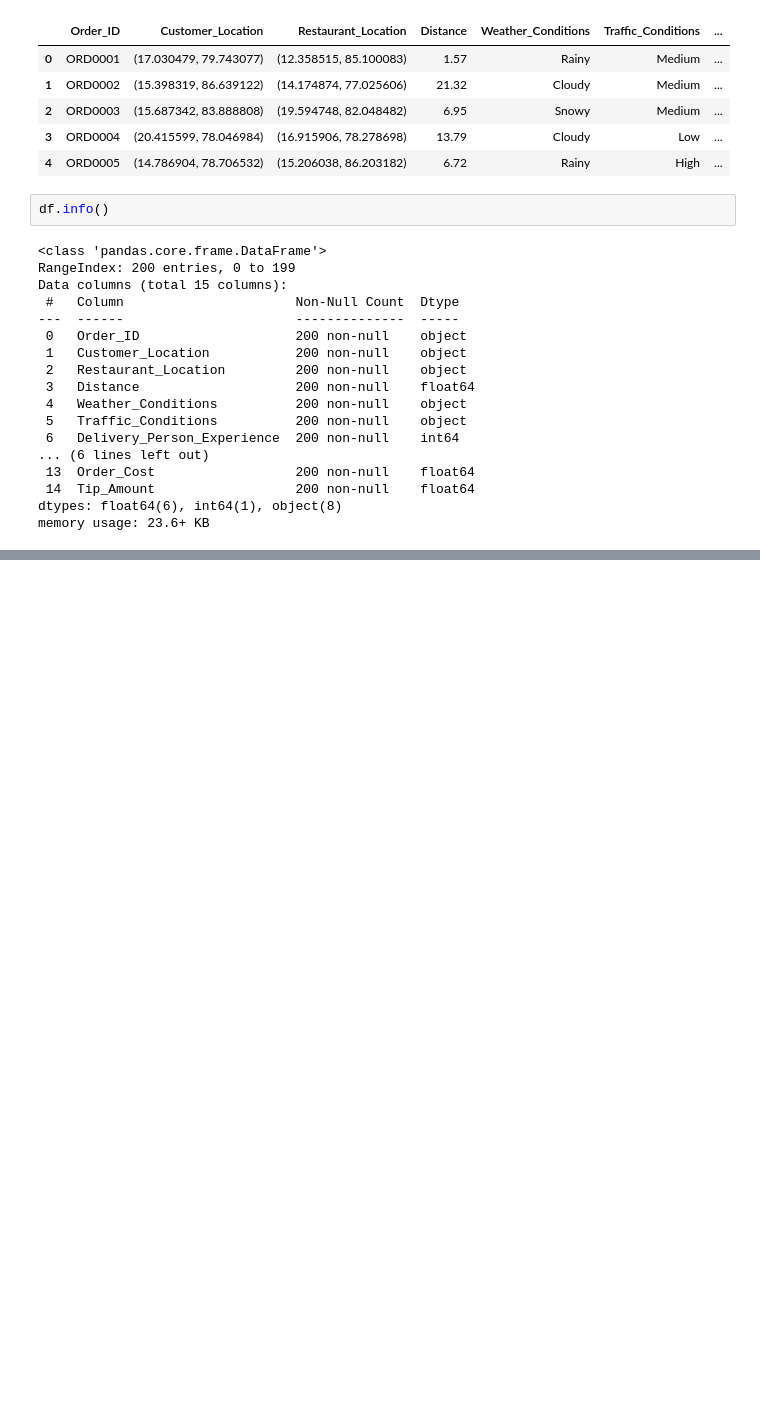
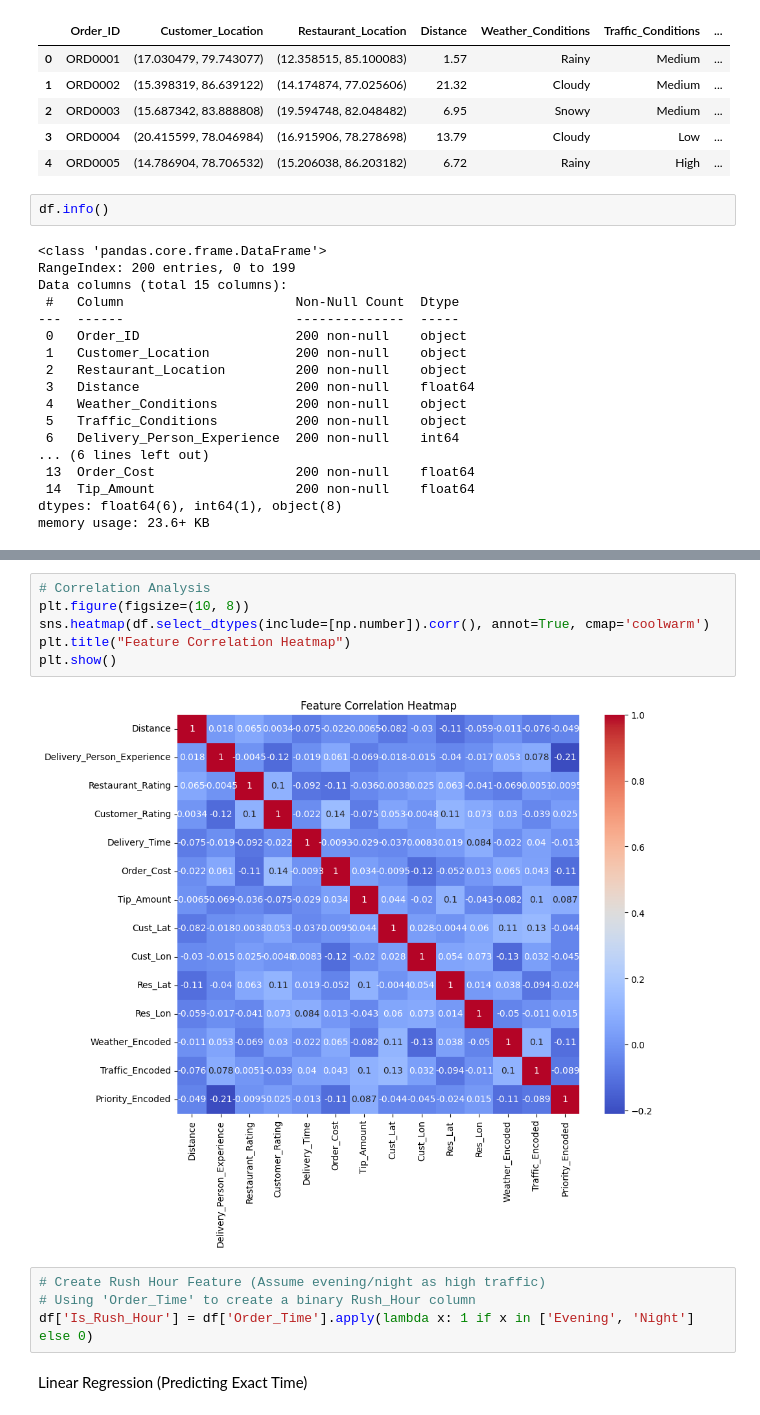
Before and after one commit to harshit-coder-dev/ML-projects, a Jupyter notebook: Food_Delivery_Time_Prediction.ipynb, the cells around one changed output, grey strips where cells are left out. Saved outputs shown, nothing was run; the diff lists cells and outputs as text; blank space fills up the shorter version.

```diff
--- a/Food_Delivery_Time_Prediction.ipynb
+++ b/Food_Delivery_Time_Prediction.ipynb
@@ -308,0 +102,14 @@ plt.show()
+# %%
+# Correlation Analysis
+plt.figure(figsize=(10, 8))
+sns.heatmap(df.select_dtypes(include=[np.number]).corr(), annot=True, cmap='coolwarm')
+plt.title("Feature Correlation Heatmap")
+plt.show()
+# %% [output]
+[figure, added]
+# %%
+# Create Rush Hour Feature (Assume evening/night as high traffic)
+# Using 'Order_Time' to create a binary Rush_Hour column
+df['Is_Rush_Hour'] = df['Order_Time'].apply(lambda x: 1 if x in ['Evening', 'Night'] else 0)
+# %% [markdown]
+Linear Regression (Predicting Exact Time)
```
Also changed, not shown: parts of 58 cells of this notebook.
